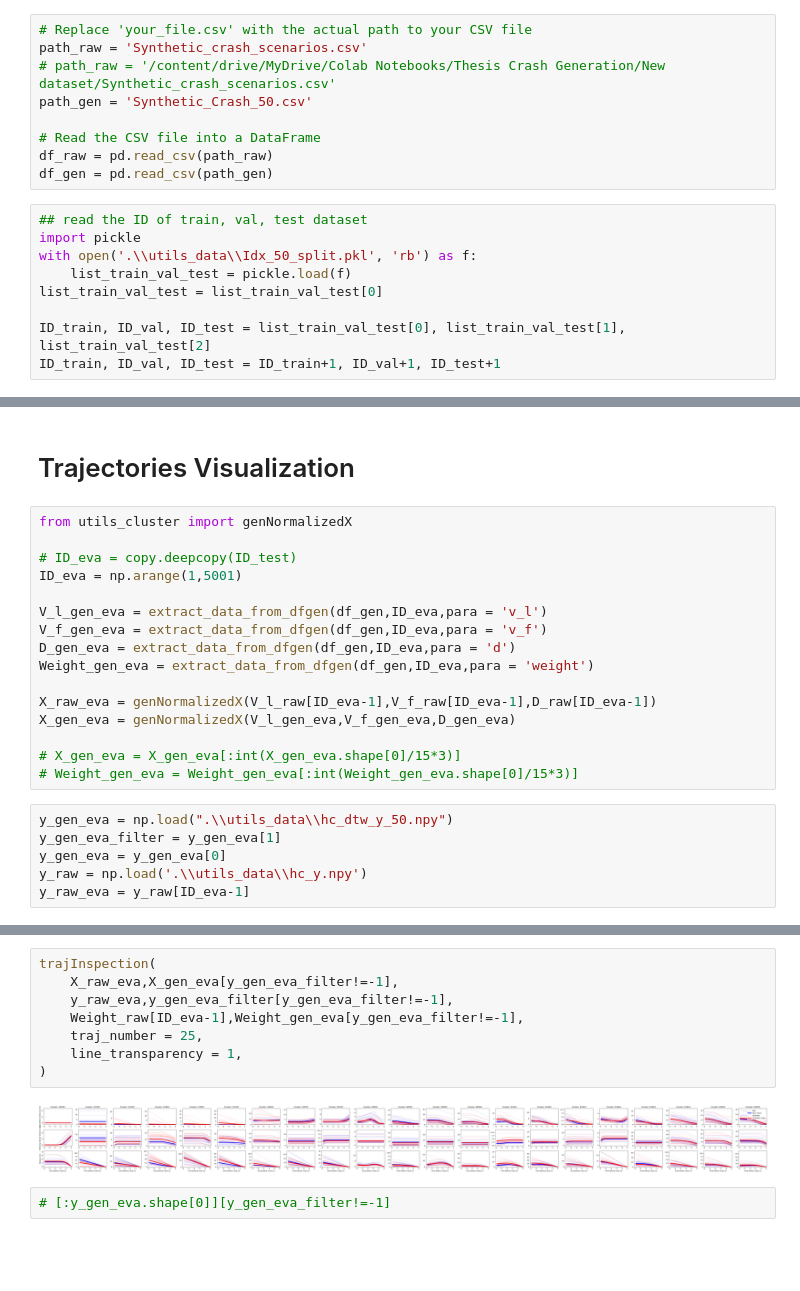
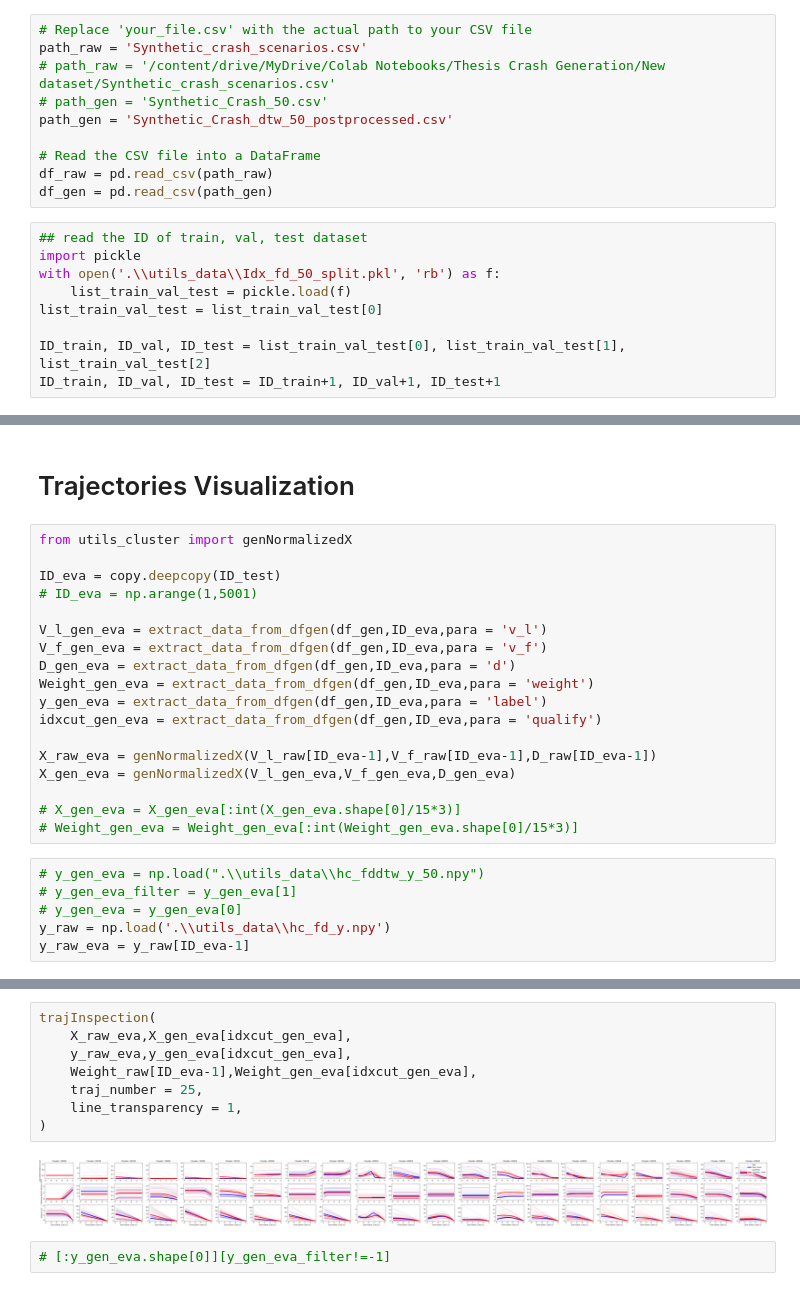
Before and after one commit to ShawnZhaoMX/RearEndCrashGeneration, a Jupyter notebook: Evaluation.ipynb, the cells around one changed output, grey strips where cells are left out. Saved outputs shown, nothing was run; the diff lists cells and outputs as text; blank space fills up the shorter version.

```diff
--- a/Evaluation.ipynb
+++ b/Evaluation.ipynb
@@ -15,7 +16,8 @@ from utils_evaluation import weighted_ks_2samp
 # Replace 'your_file.csv' with the actual path to your CSV file
 path_raw = 'Synthetic_crash_scenarios.csv'
 # path_raw = '/content/drive/MyDrive/Colab Notebooks/Thesis Crash Generation/New dataset/Synthetic_crash_scenarios.csv'
-path_gen = 'Synthetic_Crash_50.csv'
+# path_gen = 'Synthetic_Crash_50.csv'
+path_gen = 'Synthetic_Crash_dtw_50_postprocessed.csv'
 
 # Read the CSV file into a DataFrame
 df_raw = pd.read_csv(path_raw)
@@ -23,7 +25,7 @@ df_gen = pd.read_csv(path_gen)
 # %%
 ## read the ID of train, val, test dataset
 import pickle
-with open('.\\utils_data\\Idx_50_split.pkl', 'rb') as f:
+with open('.\\utils_data\\Idx_fd_50_split.pkl', 'rb') as f:
     list_train_val_test = pickle.load(f)
 list_train_val_test = list_train_val_test[0]
 
@@ -52,13 +54,15 @@ Weight_raw = copy.deepcopy(Weight)
 # %%
 from utils_cluster import genNormalizedX
 
-# ID_eva = copy.deepcopy(ID_test)
-ID_eva = np.arange(1,5001)
+ID_eva = copy.deepcopy(ID_test)
+# ID_eva = np.arange(1,5001)
 
 V_l_gen_eva = extract_data_from_dfgen(df_gen,ID_eva,para = 'v_l')
 V_f_gen_eva = extract_data_from_dfgen(df_gen,ID_eva,para = 'v_f')
 D_gen_eva = extract_data_from_dfgen(df_gen,ID_eva,para = 'd')
 Weight_gen_eva = extract_data_from_dfgen(df_gen,ID_eva,para = 'weight')
+y_gen_eva = extract_data_from_dfgen(df_gen,ID_eva,para = 'label')
+idxcut_gen_eva = extract_data_from_dfgen(df_gen,ID_eva,para = 'qualify')
 
 X_raw_eva = genNormalizedX(V_l_raw[ID_eva-1],V_f_raw[ID_eva-1],D_raw[ID_eva-1])
 X_gen_eva = genNormalizedX(V_l_gen_eva,V_f_gen_eva,D_gen_eva)
@@ -66,10 +70,10 @@ X_gen_eva = genNormalizedX(V_l_gen_eva,V_f_gen_eva,D_gen_eva)
 # X_gen_eva = X_gen_eva[:int(X_gen_eva.shape[0]/15*3)]
 # Weight_gen_eva = Weight_gen_eva[:int(Weight_gen_eva.shape[0]/15*3)]
 # %%
-y_gen_eva = np.load(".\\utils_data\\hc_dtw_y_50.npy")
-y_gen_eva_filter = y_gen_eva[1]
-y_gen_eva = y_gen_eva[0]
-y_raw = np.load('.\\utils_data\\hc_y.npy')
+# y_gen_eva = np.load(".\\utils_data\\hc_fddtw_y_50.npy")
+# y_gen_eva_filter = y_gen_eva[1]
+# y_gen_eva = y_gen_eva[0]
+y_raw = np.load('.\\utils_data\\hc_fd_y.npy')
 y_raw_eva = y_raw[ID_eva-1]
 # %%
 trajInspection(
@@ -84,12 +88,12 @@ trajInspection(
 # %%
 trajInspection(
-    X_raw_eva,X_gen_eva[y_gen_eva_filter!=-1],
-    y_raw_eva,y_gen_eva_filter[y_gen_eva_filter!=-1],
-    Weight_raw[ID_eva-1],Weight_gen_eva[y_gen_eva_filter!=-1],
+    X_raw_eva,X_gen_eva[idxcut_gen_eva],
+    y_raw_eva,y_gen_eva[idxcut_gen_eva],
+    Weight_raw[ID_eva-1],Weight_gen_eva[idxcut_gen_eva],
     traj_number = 25,
     line_transparency = 1,
 )
 # %% [output]
-[figure, old version]
+[figure, new version]
 # %%
 # [:y_gen_eva.shape[0]][y_gen_eva_filter!=-1]
```
Also changed, not shown: parts of 4 cells of this notebook, 2 other files.
